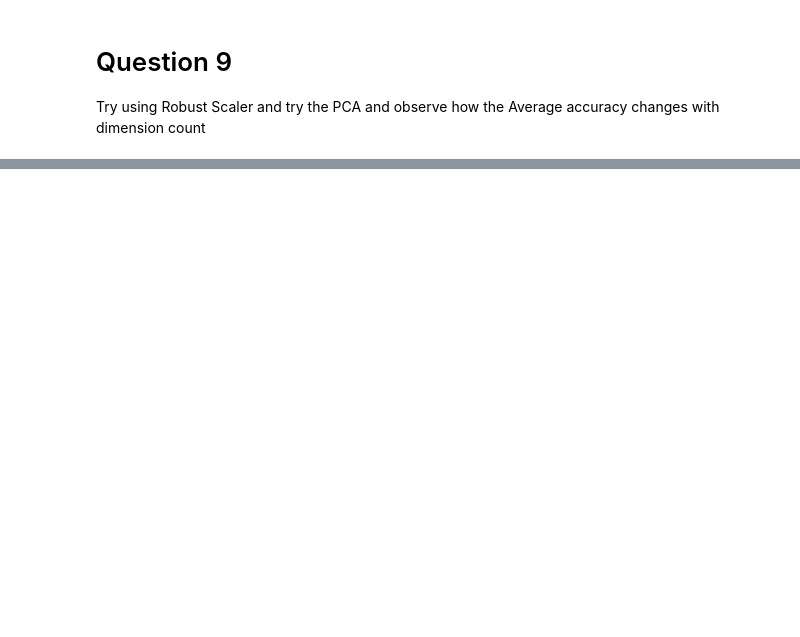
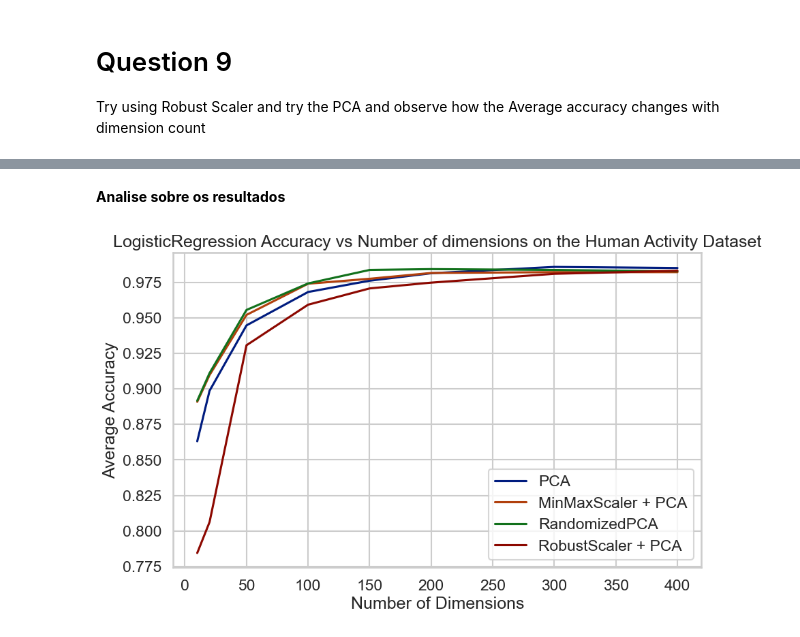
Before and after one commit to vmleroy/ic-cefet, a Jupyter notebook: 8-PCA/Dimensionality_Reduction_Exercises_ava.ipynb, the cells around one changed output, grey strips where cells are left out. Saved outputs shown, nothing was run; the diff lists cells and outputs as text; code cells hidden in the pictures; blank space fills up the shorter version.

```diff
--- a/8-PCA/Dimensionality_Reduction_Exercises_ava.ipynb
+++ b/8-PCA/Dimensionality_Reduction_Exercises_ava.ipynb
@@ -317,6 +313,8 @@ kernelPCA = kernelPCA.fit(data)
 kernelPCA.best_estimator_
 # %% [output]
 KernelPCA(fit_inverse_transform=True, gamma=1.0, kernel='rbf', n_components=4)
+# %%
+answers = []
 # %% [markdown]
 ## Question 6
 
@@ -367,7 +365,8 @@ def get_avg_score(n):
 ns = [10, 20, 50, 100, 150, 200, 300, 400]
 #ns = [5, 10, 15, 20, 30]
 score_list = [get_avg_score(n) for n in ns]
-from sklearn.model_selection import StratifiedShuffleSplit
+
+answers.append([ns, score_list])
 # %% [output]
 STOP: TOTAL NO. of ITERATIONS REACHED LIMIT.
 
@@ -443,0 +609,21 @@ from sklearn.decomposition import RandomizedPCA
+# %% [markdown]
+**Analise sobre os resultados**
+# %%
+import seaborn as sns
+import matplotlib.pyplot as plt
+
+sns.set_style('whitegrid')
+sns.set_context('talk')
+
+fig, ax = plt.subplots(figsize=(10, 6))
+
+for ns, score_list in answers:
+  ax.plot(ns, score_list, label='')
+
+ax.set(xlabel='Number of Dimensions',
+     ylabel='Average Accuracy',
+     title='LogisticRegression Accuracy vs Number of dimensions on the Human Activity Dataset')
+ax.legend(['PCA', 'MinMaxScaler + PCA', 'RandomizedPCA', 'RobustScaler + PCA'])
+ax.grid(True)
+# %% [output]
+[figure, added]
```
Also changed, not shown: parts of 18 cells of this notebook, 1 other file.
